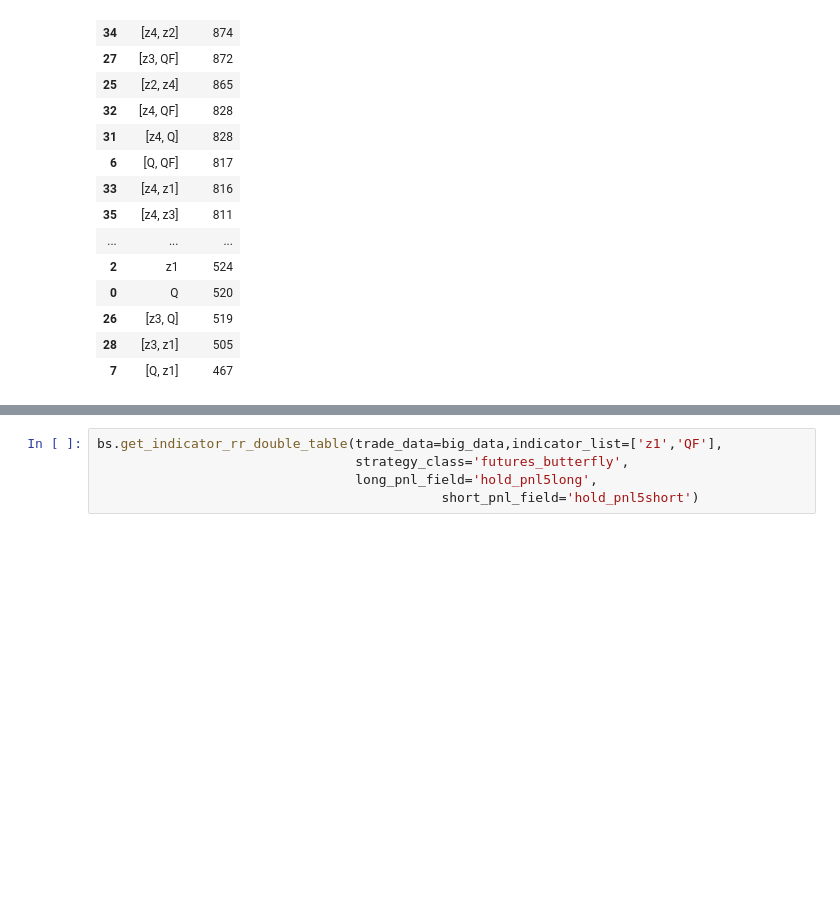
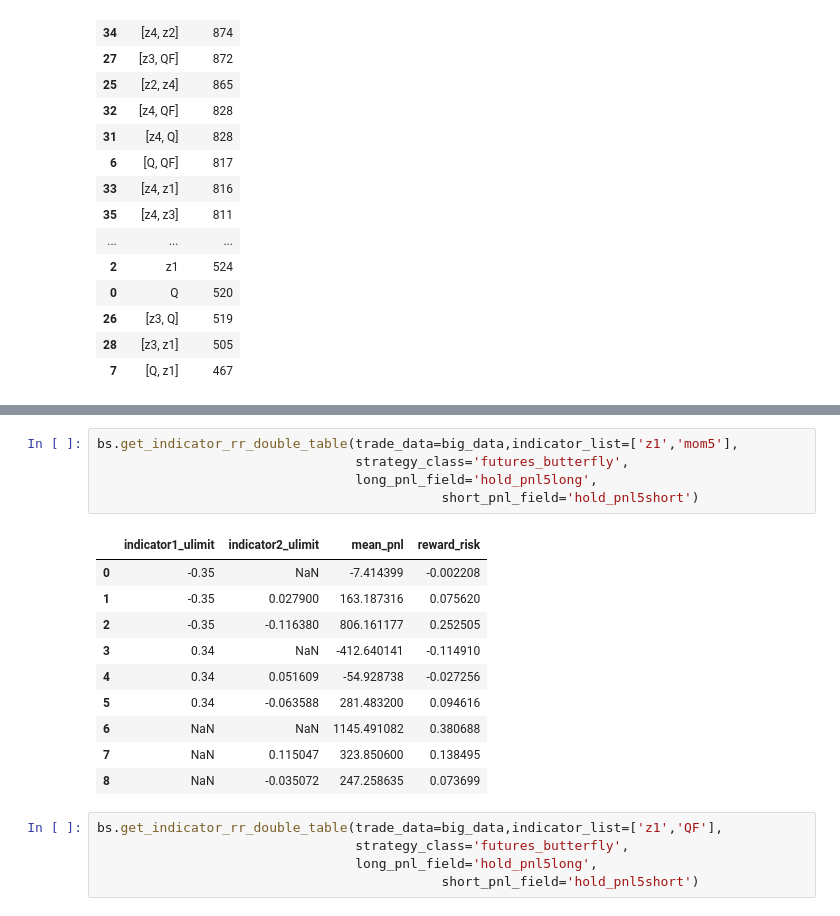
Before and after one commit to d0p34m1n3/repo_barbarossa, a Jupyter notebook: PycharmProjects/backtesting/test_backtest_futures_butterfly.ipynb, the cells around one changed output, grey strips where cells are left out. Drawn from its saved outputs; the diff is of its cells as text; blank space fills up the shorter version.

```diff
--- a/PycharmProjects/backtesting/test_backtest_futures_butterfly.ipynb
+++ b/PycharmProjects/backtesting/test_backtest_futures_butterfly.ipynb
@@ -162,3 +230,19 @@ display(indicator_ranking_tickerhead_total)
+# %%
+bs.get_indicator_rr_double_table(trade_data=big_data,indicator_list=['z1','mom5'],
+                                 strategy_class='futures_butterfly',
+                                 long_pnl_field='hold_pnl5long',
+                                            short_pnl_field='hold_pnl5short')
+# %% [output]
+|  | indicator1_ulimit | indicator2_ulimit | mean_pnl | reward_risk |
+| 0 | -0.35 | NaN | -7.414399 | -0.002208 |
+| 1 | -0.35 | 0.027900 | 163.187316 | 0.075620 |
+| 2 | -0.35 | -0.116380 | 806.161177 | 0.252505 |
+| 3 | 0.34 | NaN | -412.640141 | -0.114910 |
+| 4 | 0.34 | 0.051609 | -54.928738 | -0.027256 |
+| 5 | 0.34 | -0.063588 | 281.483200 | 0.094616 |
+| 6 | NaN | NaN | 1145.491082 | 0.380688 |
+| 7 | NaN | 0.115047 | 323.850600 | 0.138495 |
+| 8 | NaN | -0.035072 | 247.258635 | 0.073699 |
 # %%
 bs.get_indicator_rr_double_table(trade_data=big_data,indicator_list=['z1','QF'],
                                  strategy_class='futures_butterfly',
```
Also changed, not shown: parts of 15 cells of this notebook, 4 other files.
